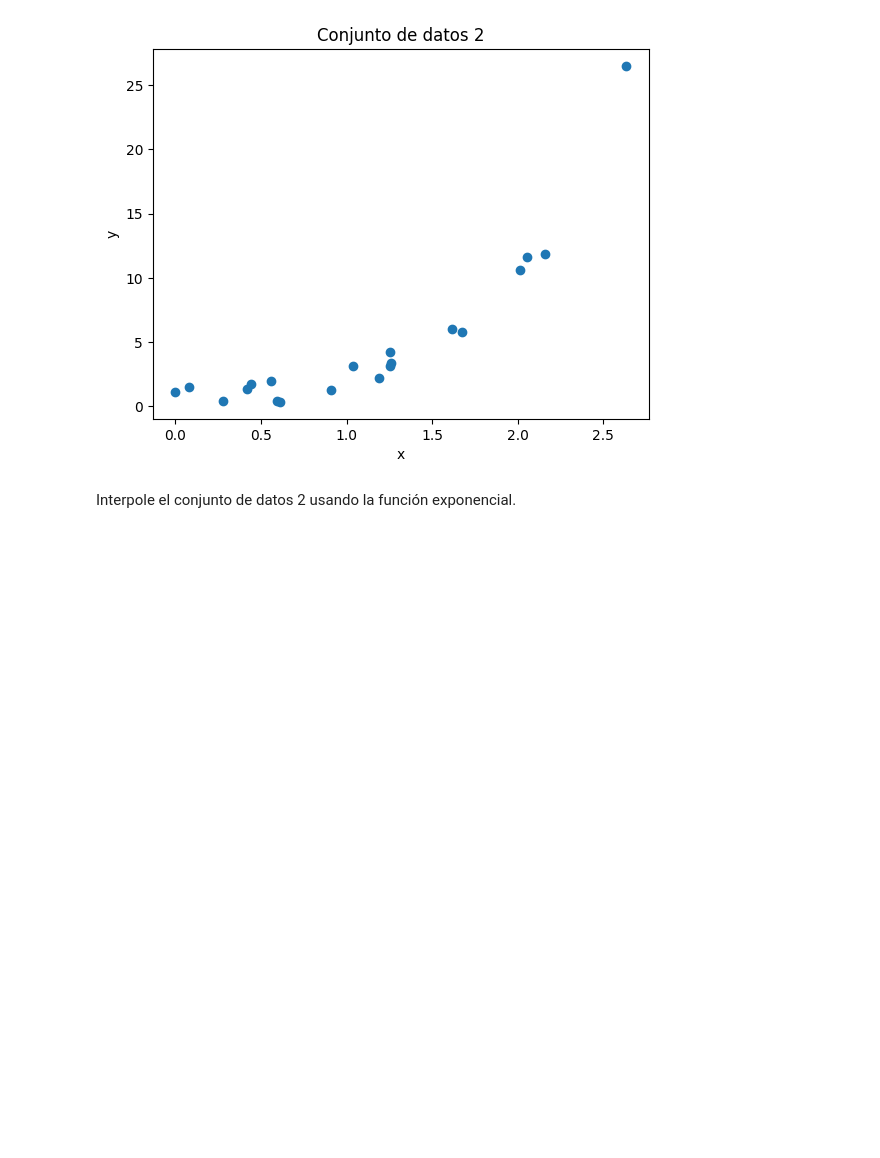
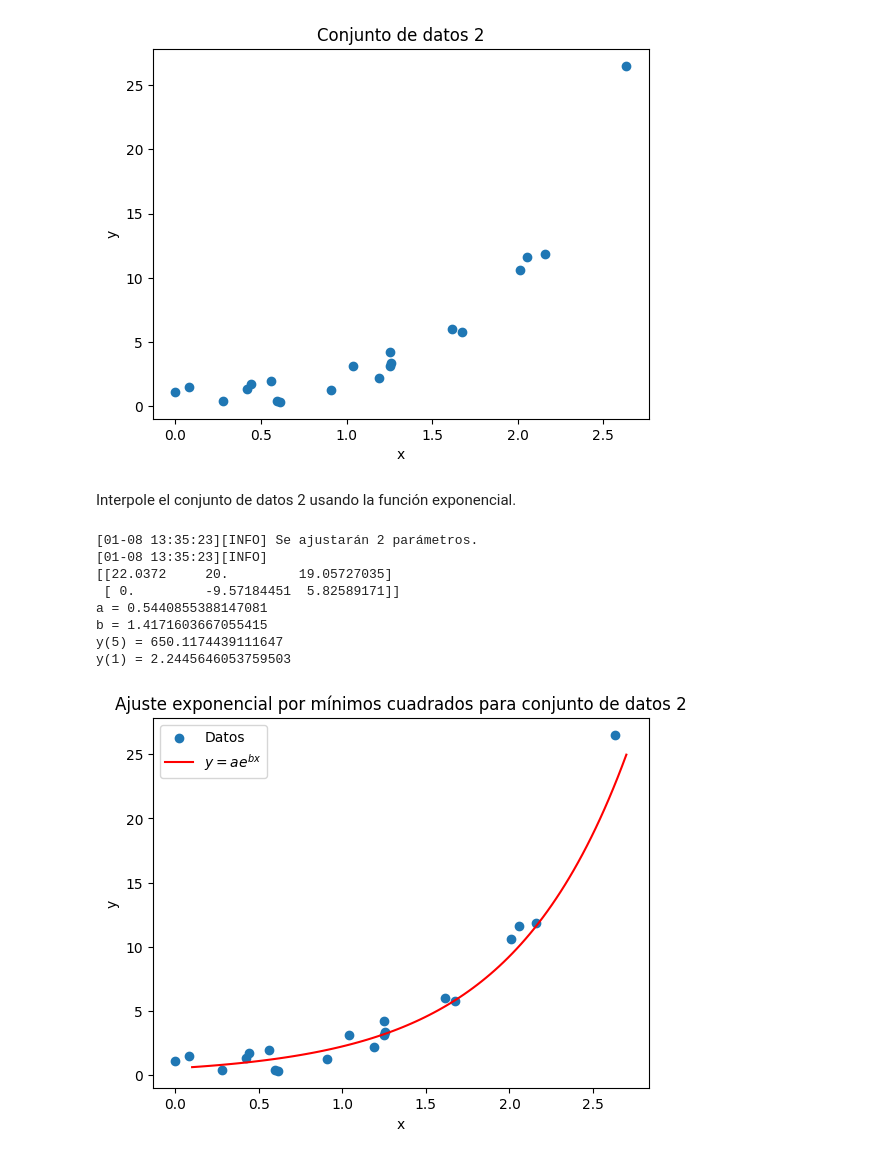
Before and after one commit to Aizel-shadow/prueba2-metodos, a Jupyter notebook: min_cuadrados.ipynb, the cells around one changed output. Drawn from its saved outputs; the diff is of its cells as text; code cells hidden in the pictures; blank space fills up the shorter version.

```diff
--- a/min_cuadrados.ipynb
+++ b/min_cuadrados.ipynb
@@ -292,3 +292,49 @@ plt.show()
 [figure]
 # %% [markdown]
 Interpole el conjunto de datos 2 usando la función exponencial.
+# %%
+def der_parcial_1(xs: list, ys: list) -> tuple[float, float]:
+    c_1 = sum(xi**2 for xi in xs)
+    c_0 = sum(xs)
+    c_ind = sum(xi * yi for xi, yi in zip(xs, ys))
+    return (c_1, c_0, c_ind)
+
+def der_parcial_0(xs: list, ys: list) -> tuple[float, float]:
+    c_1 = sum(xs)
+    c_0 = len(xs)
+    c_ind = sum(ys)
+    return (c_1, c_0, c_ind)
+
+pars2 = ajustar_min_cuadrados(xs2, np.log(ys2), gradiente=[der_parcial_1, der_parcial_0])
+
+a, b = pars2
+
+A = np.exp(b)
+
+print(f"a = {A}")
+print(f"b = {a}")
+
+print(f"y(5) = {A * np.exp(a * 5)}")
+
+print(f"y(1) = {A * np.exp(a * 1)}")
+
+x2 = np.linspace(0.1, 2.7, 100)
+y2 = [A * np.exp(a * xi) for xi in x2]
+
+plt.scatter(xs2, ys2, label="Datos")
+plt.plot(x2, y2, color="red", label=r"$ y = a e^{bx} $")
+plt.xlabel("x")
+plt.ylabel("y")
+plt.title("Ajuste exponencial por mínimos cuadrados para conjunto de datos 2")
+plt.legend()
+plt.show()
+# %% [output]
+[01-08 13:35:23][INFO] Se ajustarán 2 parámetros.
+[01-08 13:35:23][INFO]
+[[22.0372     20.         19.05727035]
+ [ 0.         -9.57184451  5.82589171]]
+a = 0.5440855388147081
+b = 1.4171603667055415
+y(5) = 650.1174439111647
+y(1) = 2.2445646053759503
+[figure, added]
```
Also changed, not shown: parts of 3 cells of this notebook, 1 other file.
